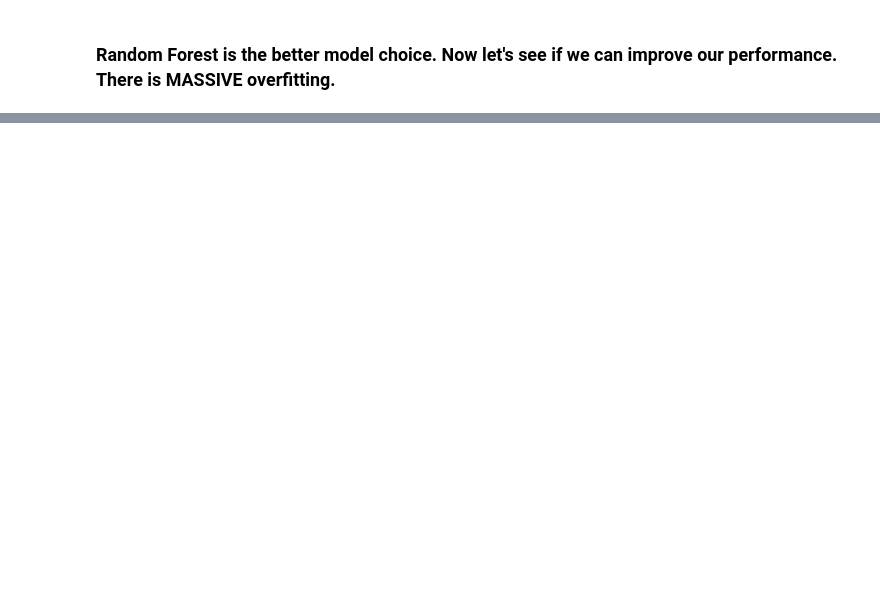
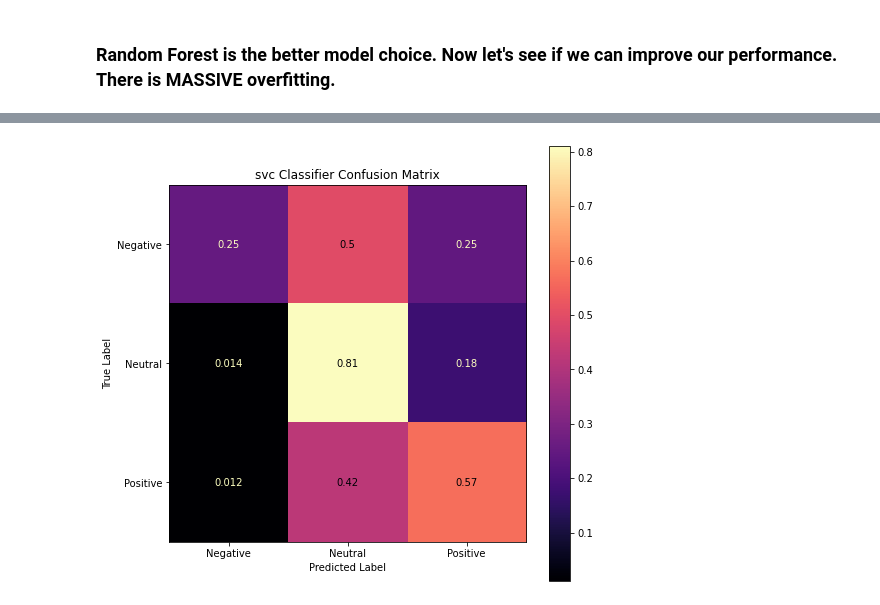
Before and after one commit to lspope/dsc-phase-4-project, a Jupyter notebook: notebooks/modeling2.ipynb, the cells around one changed output, grey strips where cells are left out. Drawn from its saved outputs; the diff is of its cells as text; code cells hidden in the pictures; blank space fills up the shorter version.

```diff
--- a/notebooks/modeling2.ipynb
+++ b/notebooks/modeling2.ipynb
@@ -108,7 +111,7 @@ print(neg_tweets.shape)
 neutral_tweets = pd.read_csv('../data/cleaned_tweets_neutral.csv', encoding='unicode_escape')
 print(neutral_tweets.shape)
 
-all_tweets = pd.read_csv('../data/cleaned_tweets_all.csv', encoding='unicode_escape')
+all_tweets = pd.read_csv('../data/cleaned_tweets_all.csv')
 print(all_tweets.shape)
 # %% [output]
 (2861, 7)
@@ -184,7 +187,11 @@ train_tweets, test_tweets, train_sentiment, test_sentiment = train_test_split(co
 
 # noticed the #sxsw hastag was in all categories very often, add it to stopwords
 custom_stopwords = get_social_media_stopwords_list() + ['#sxsw', 'sxsw', '##sxsw']
-vectorizer = TfidfVectorizer(tokenizer=tokenize_tweet, stop_words=custom_stopwords, decode_error='ignore')
+vectorizer = TfidfVectorizer(analyzer='word',
+                            tokenizer=tokenize_tweet,
+                            stop_words=custom_stopwords,
+                            strip_accents='unicode',
+                            decode_error='ignore')
 
 # Fit on TRAIN data
 tf_idf_data_train = vectorizer.fit_transform(train_tweets)
@@ -264,2 +276,7 @@ weighted avg       0.68      0.69      0.67      2610
 # %% [markdown]
 ### Random Forest is the better model choice. Now let's see if we can improve our performance. There is MASSIVE overfitting.
+# %%
+svc_clf = Pipeline([('tfidf_vec', TfidfVectorizer(analyzer='word', tokenizer=tokenize_tweet, strip_accents='unicode', decode_error='ignore')),
+                    ('clf', LinearSVC())])
+
+svc_clf.fit(train_tweets, train_sentiment)
@@ -265,0 +311,4 @@ weighted avg       0.68      0.69      0.67      2610
+# %%
+plot_pretty_cf(svc_clf, test_tweets, test_sentiment, cmap='magma', title='svc Classifier Confusion Matrix')
+# %% [output]
+[figure, added]
```
Also changed, not shown: parts of 12 cells of this notebook, 1 other file.
